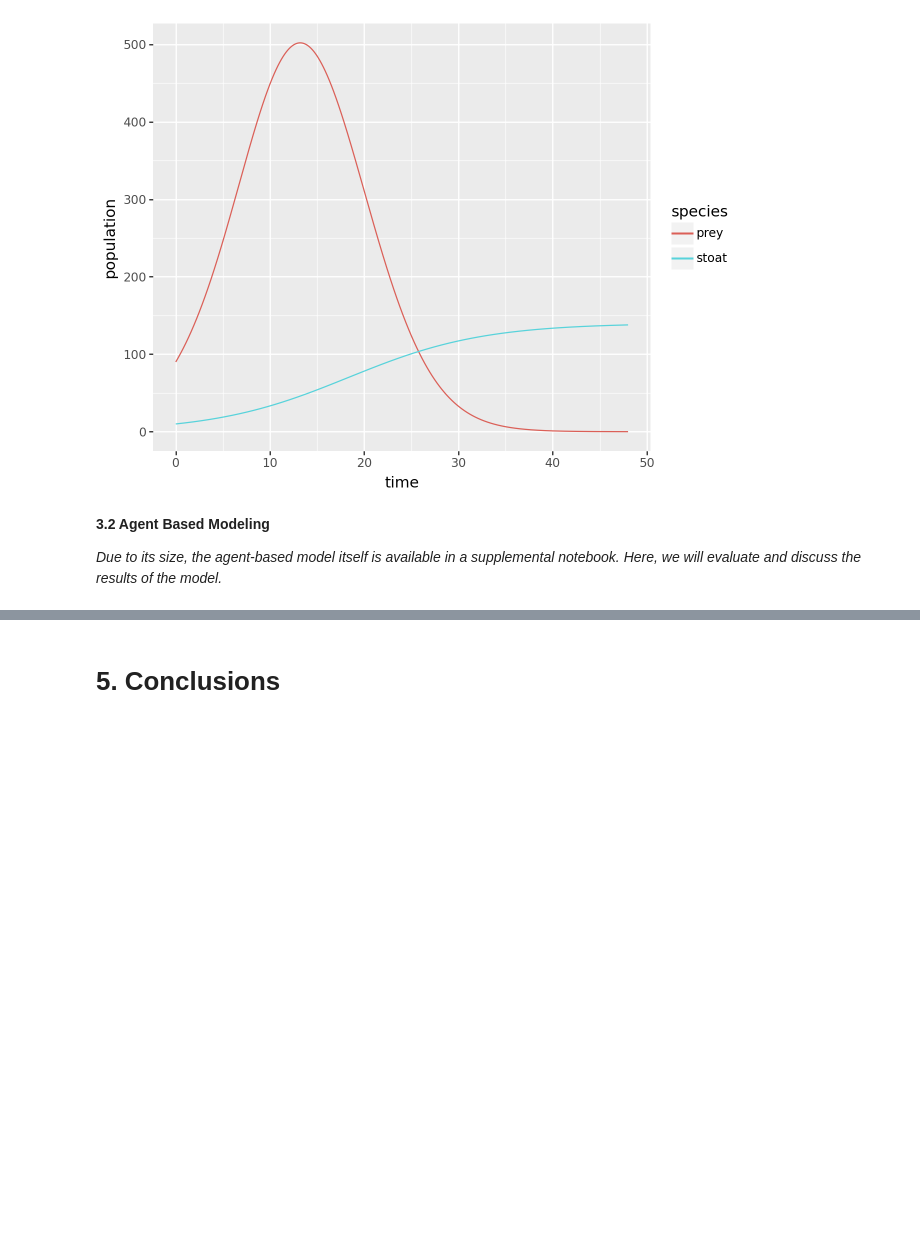
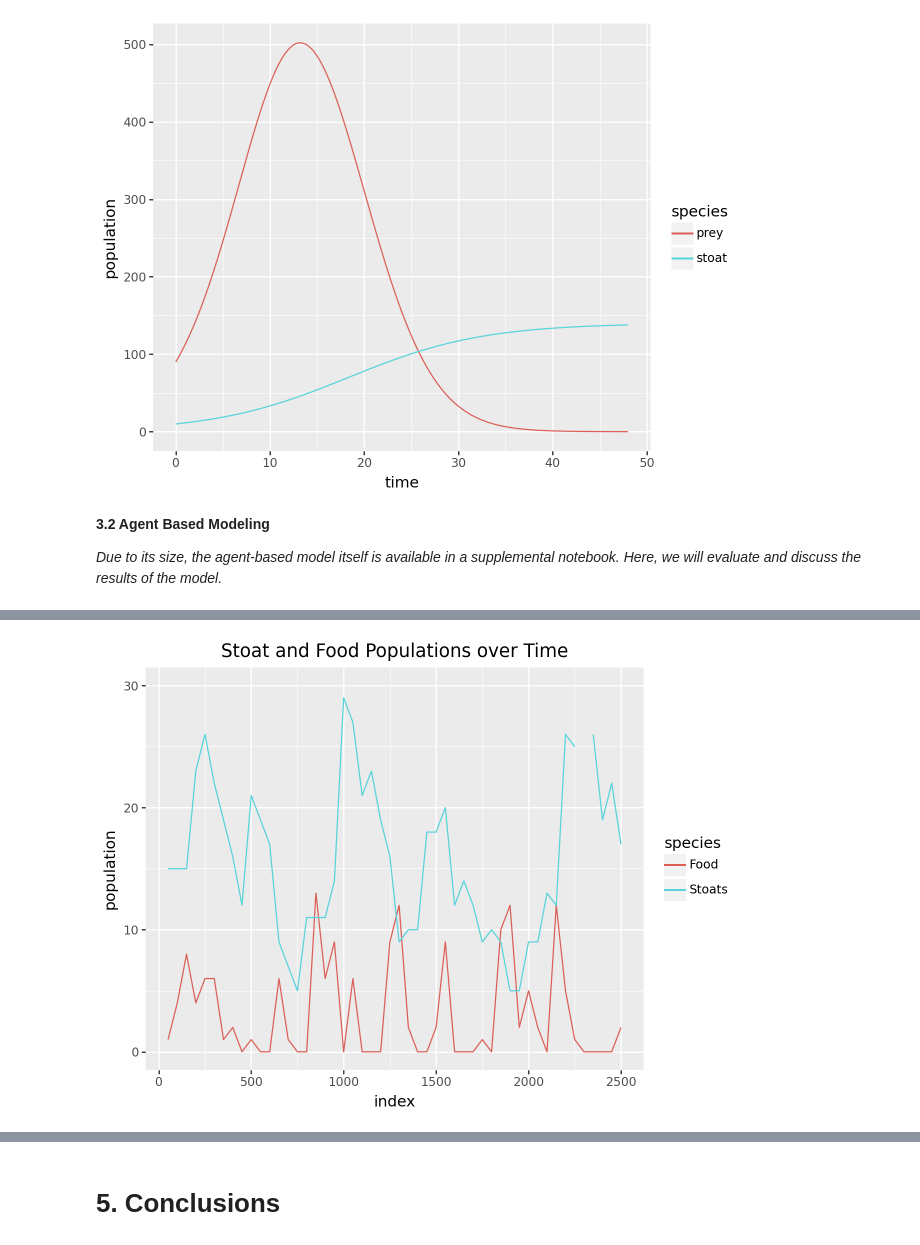
Before and after one commit to k-atej/stoatmodel, a Jupyter notebook: scicomp-stoat-model.ipynb, the cells around one changed output, grey strips where cells are left out. Saved outputs shown, nothing was run; the diff lists cells and outputs as text; code cells hidden in the pictures; blank space fills up the shorter version.

```diff
--- a/scicomp-stoat-model.ipynb
+++ b/scicomp-stoat-model.ipynb
@@ -310,0 +322,5 @@ dfmelt
+# %%
+df = pd.read_csv("/kaggle/input/stoats-populations-no-traps-stoatdeath/stoatdeath_singleexample_density025_15stoats_r10_notraps.csv")
+df = df.reset_index()
+df['index'] = df['index'] + 1
+df.head()
@@ -310,0 +334,5 @@ dfmelt
+# %%
+dfmelt=pd.melt(df, id_vars=['index'], value_vars=["Food", "Stoats"],
+               var_name='species', value_name='population')
+dfmelt = dfmelt[dfmelt['index']%50 == 0]
+dfmelt.head()
@@ -311 +346,10 @@ dfmelt
+# %%
+(
+    ggplot(dfmelt, aes("index", "population", color="species"))
+    + geom_line()
+    + ylim(0, 30)
+    + ggtitle("Stoat and Food Populations over Time")
+)
+# %% [output]
+[figure, added]
 # %% [markdown]
```
Also changed, not shown: parts of 33 cells of this notebook.
